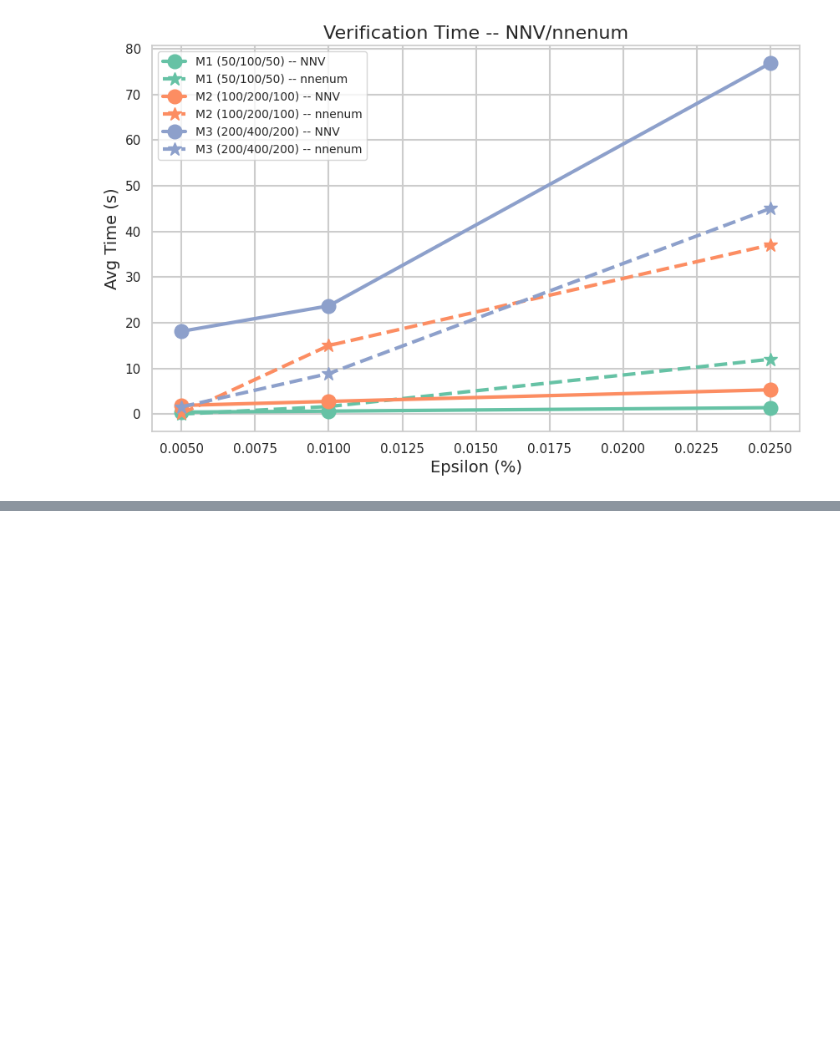
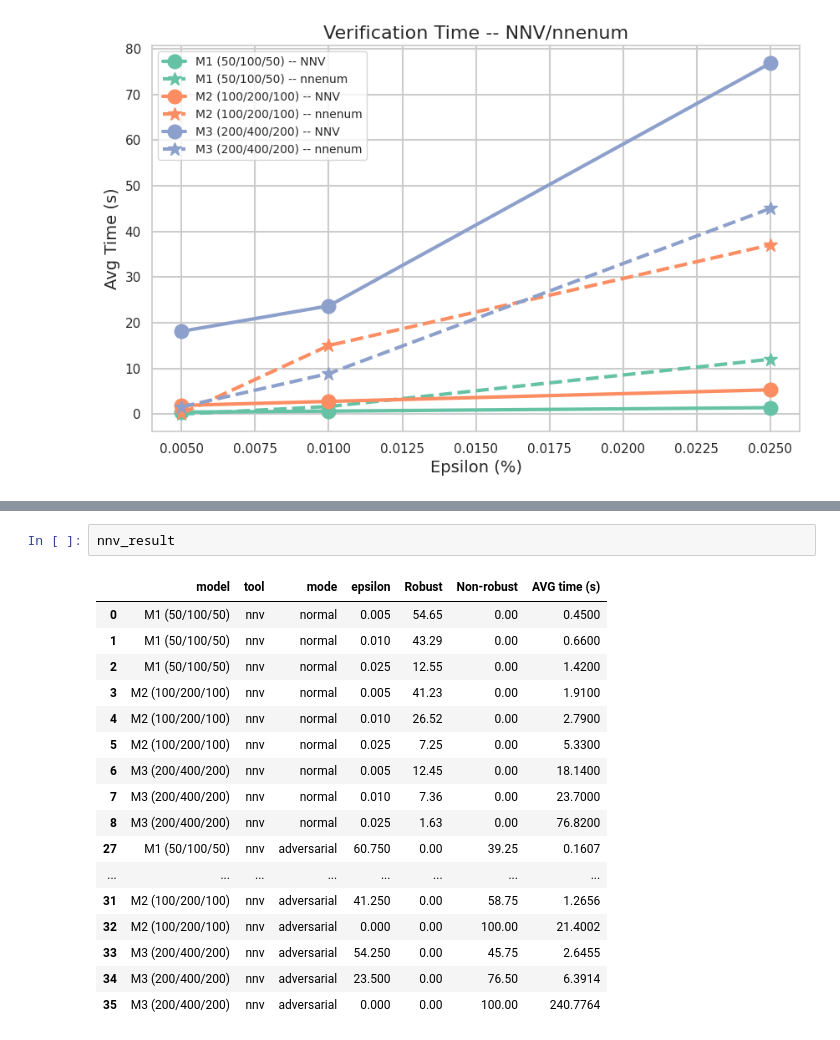
Before and after one commit to judydnguyen/FDIA-python-verification, a Jupyter notebook: verification_results.ipynb, the cells around one changed output, grey strips where cells are left out. Cells and saved outputs as stored; diff of their text form; blank space fills up the shorter version.

```diff
--- a/verification_results.ipynb
+++ b/verification_results.ipynb
@@ -218,0 +299,20 @@ plt.show()
+# %%
+nnv_result
+# %% [output]
+|  | model | tool | mode | epsilon | Robust | Non-robust | AVG time (s) |
+| 0 | M1 (50/100/50) | nnv | normal | 0.005 | 54.65 | 0.00 | 0.4500 |
+| 1 | M1 (50/100/50) | nnv | normal | 0.010 | 43.29 | 0.00 | 0.6600 |
+| 2 | M1 (50/100/50) | nnv | normal | 0.025 | 12.55 | 0.00 | 1.4200 |
+| 3 | M2 (100/200/100) | nnv | normal | 0.005 | 41.23 | 0.00 | 1.9100 |
+| 4 | M2 (100/200/100) | nnv | normal | 0.010 | 26.52 | 0.00 | 2.7900 |
+| 5 | M2 (100/200/100) | nnv | normal | 0.025 | 7.25 | 0.00 | 5.3300 |
+| 6 | M3 (200/400/200) | nnv | normal | 0.005 | 12.45 | 0.00 | 18.1400 |
+| 7 | M3 (200/400/200) | nnv | normal | 0.010 | 7.36 | 0.00 | 23.7000 |
+| 8 | M3 (200/400/200) | nnv | normal | 0.025 | 1.63 | 0.00 | 76.8200 |
+| 27 | M1 (50/100/50) | nnv | adversarial | 60.750 | 0.00 | 39.25 | 0.1607 |
+| ... | ... | ... | ... | ... | ... | ... | ... |
+| 31 | M2 (100/200/100) | nnv | adversarial | 41.250 | 0.00 | 58.75 | 1.2656 |
+| 32 | M2 (100/200/100) | nnv | adversarial | 0.000 | 0.00 | 100.00 | 21.4002 |
+| 33 | M3 (200/400/200) | nnv | adversarial | 54.250 | 0.00 | 45.75 | 2.6455 |
+| 34 | M3 (200/400/200) | nnv | adversarial | 23.500 | 0.00 | 76.50 | 6.3914 |
+| 35 | M3 (200/400/200) | nnv | adversarial | 0.000 | 0.00 | 100.00 | 240.7764 |
```
Also changed, not shown: parts of 3 cells of this notebook, 5 other files.
